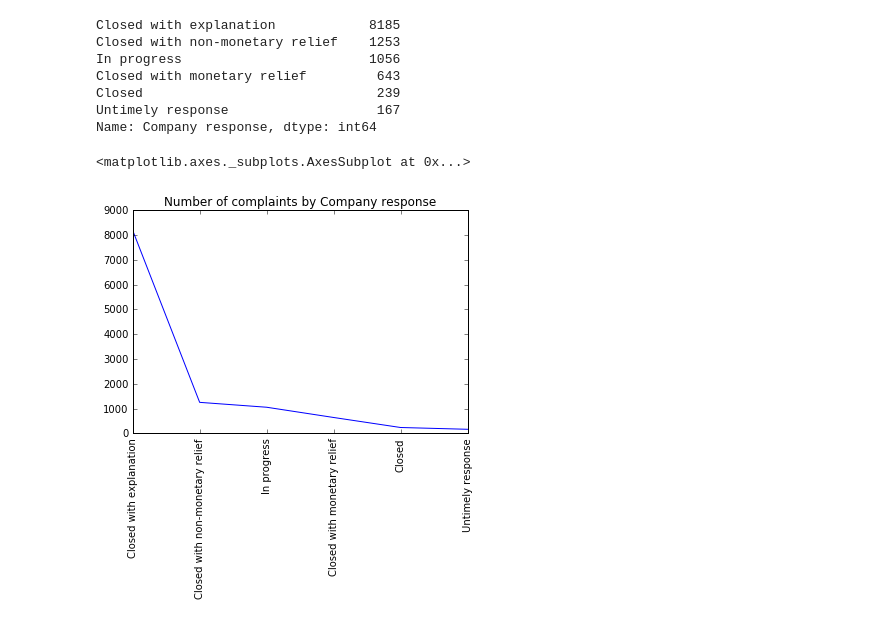
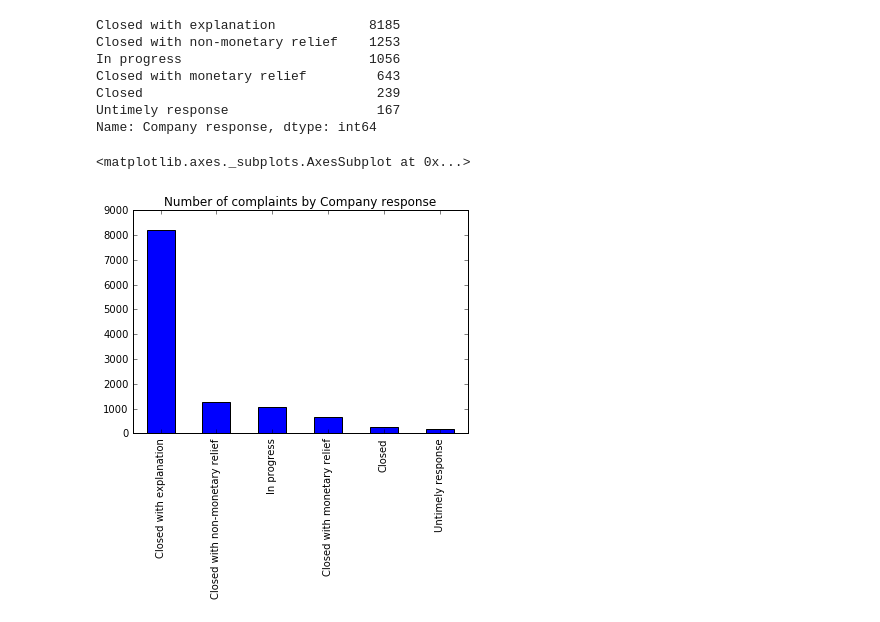
Before and after one commit to ArtyomMinsk/Consumer_Complaints, a Jupyter notebook: consumer_complaints.ipynb, the cells around one changed output. Drawn from its saved outputs; the diff is of its cells as text; code cells hidden in the pictures.

```diff
--- a/consumer_complaints.ipynb
+++ b/consumer_complaints.ipynb
@@ -100,7 +99,7 @@ Closed                              239
 Untimely response                   167
 Name: Company response, dtype: int64
 # %%
-complaints_by_response.plot(title='Number of complaints by Company response', rot=90)
+complaints_by_response.plot(title='Number of complaints by Company response', kind='bar', rot=90)
 # %% [output]
 <matplotlib.axes._subplots.AxesSubplot at 0x...>
-[figure, old version]
+[figure, new version]
```
Also changed, not shown: parts of 9 cells of this notebook.
